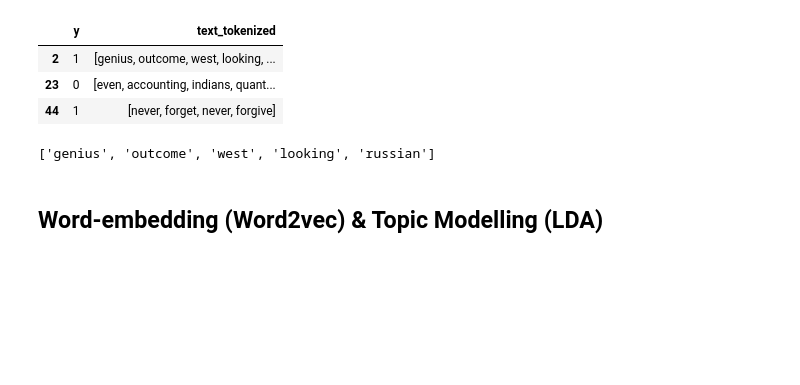
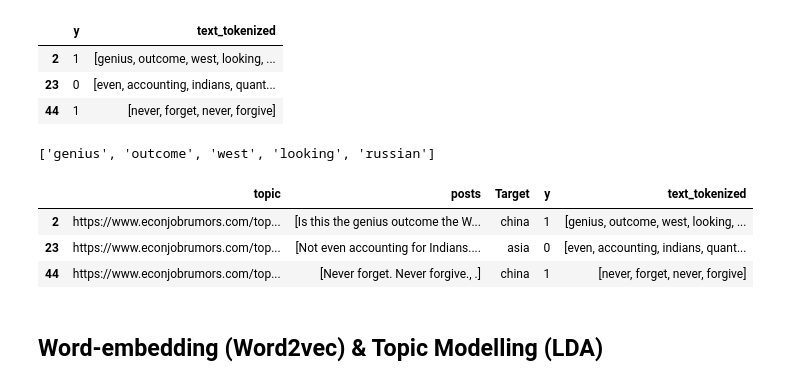
Before and after one commit to y4c6/master_thesis, a Jupyter notebook: EJMR_LDA_W2V.ipynb, the cells around one changed output. Drawn from its saved outputs; the diff is of its cells as text; code cells hidden in the pictures; blank space fills up the shorter version.

```diff
--- a/EJMR_LDA_W2V.ipynb
+++ b/EJMR_LDA_W2V.ipynb
@@ -156,11 +156,19 @@ True
 # %%
 import string
 import re
+from langdetect import detect
 from nltk.corpus import stopwords
 from nltk.tokenize import word_tokenize
 
 # Define a function to preprocess text
 def preprocess_text(text):
+
+  # Detect the language of the text
+  language = detect(text)
+  # If the text is not in English, return an empty string
+  if language != 'en':
+    return ''
+
   # Lowercase all characters
   text = text.lower()
 
@@ -213,4 +221,11 @@ corpus = df['text_tokenized'].values
 corpus[0][:5]
 # %% [output]
 ['genius', 'outcome', 'west', 'looking', 'russian']
+# %%
+df.head(3)
+# %% [output]
+|  | topic | posts | Target | y | text_tokenized |
+| 2 | https://www.econjobrumors.com/top... | [Is this the genius outcome the W... | china | 1 | [genius, outcome, west, looking, ... |
+| 23 | https://www.econjobrumors.com/top... | [Not even accounting for Indians.... | asia | 0 | [even, accounting, indians, quant... |
+| 44 | https://www.econjobrumors.com/top... | [Never forget. Never forgive., .] | china | 1 | [never, forget, never, forgive] |
 # %%
```
Also changed, not shown: parts of 3 cells of this notebook.
